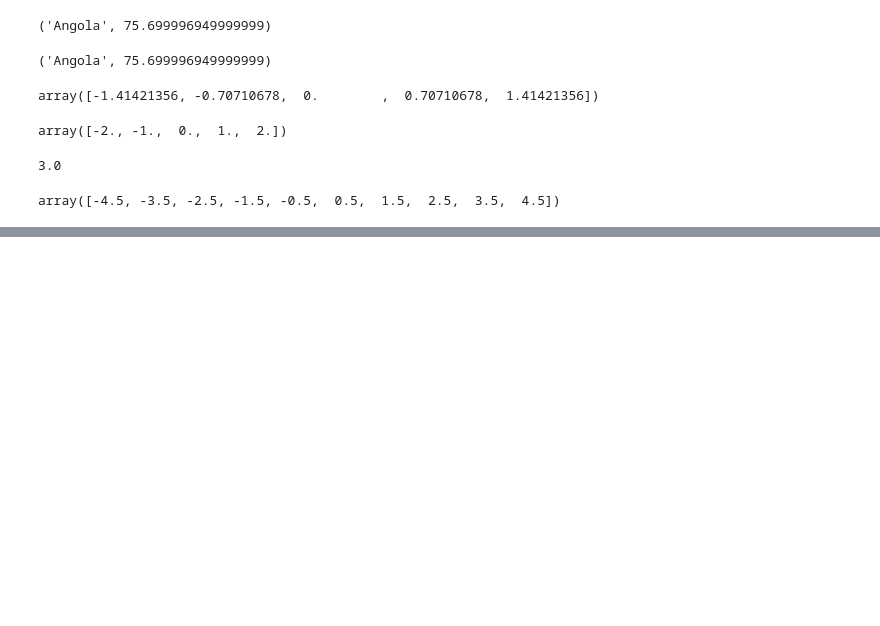
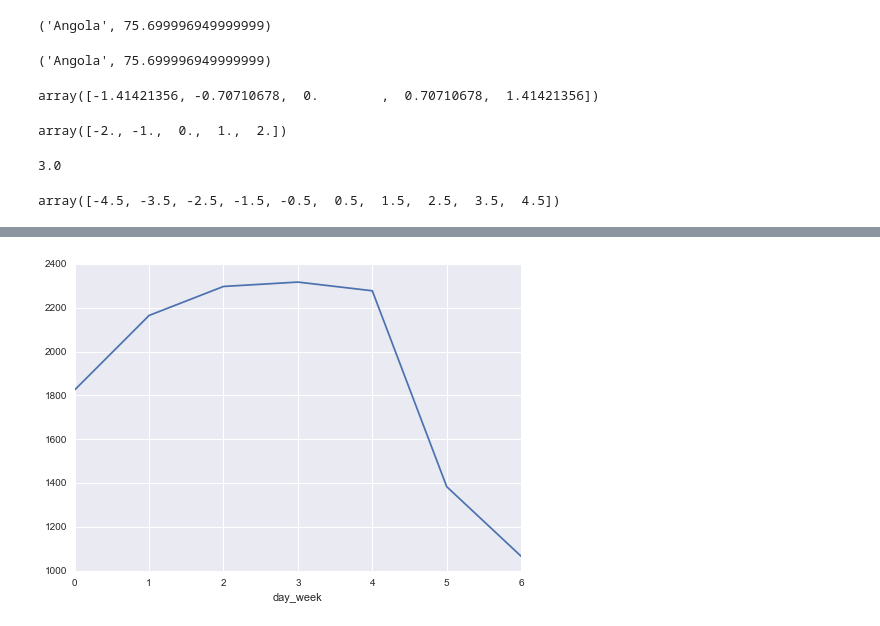
Before and after one commit to krismanaya/udacity_data_analyst, a Jupyter notebook: project_2/Gapminder_Data.ipynb, the cells around one changed output, grey strips where cells are left out. Saved outputs shown, nothing was run; the diff lists cells and outputs as text; code cells hidden in the pictures; blank space fills up the shorter version.

```diff
--- a/project_2/Gapminder_Data.ipynb
+++ b/project_2/Gapminder_Data.ipynb
@@ -72,0 +144,2 @@ array([-4.5, -3.5, -2.5, -1.5, -0.5,  0.5,  1.5,  2.5,  3.5,  4.5])
+# %%
+subway_df = pd.read_csv('nyc_subway_weather.csv')
@@ -72,0 +400,4 @@ array([-4.5, -3.5, -2.5, -1.5, -0.5,  0.5,  1.5,  2.5,  3.5,  4.5])
+# %%
+df_hour = subway_df.groupby('day_week').mean()['ENTRIESn_hourly'].plot()
+# %% [output]
+[figure, added]
```
Also changed, not shown: parts of 49 cells of this notebook, 2 other files.
